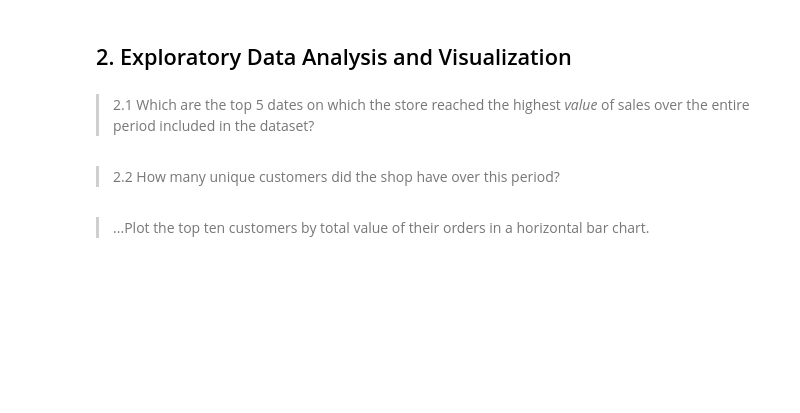
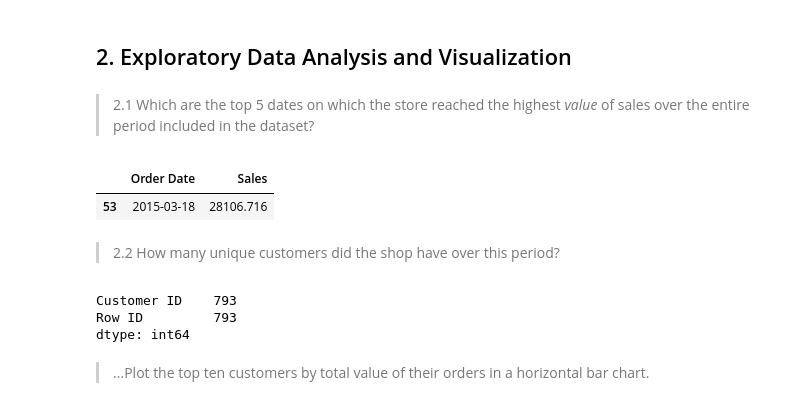
Before and after one commit to KsibiI/DM-ML---Assignment-1, a Jupyter notebook: Assignment1/Assignment1.ipynb, the cells around one changed output. Saved outputs shown, nothing was run; the diff lists cells and outputs as text; code cells hidden in the pictures; blank space fills up the shorter version.

```diff
--- a/Assignment1/Assignment1.ipynb
+++ b/Assignment1/Assignment1.ipynb
@@ -262,2 +260,10 @@ Name: Postal Code, dtype: string
+# %%
+# YOUR CODE HERE
+df4=df.groupby("Order Date", as_index=False)["Sales"].sum()
+df4.head(50)
+df4[df4['Sales']==df4['Sales'].max()]
+# %% [output]
+|  | Order Date | Sales |
+| 53 | 2015-03-18 | 28106.716 |
 # %% [markdown]
 >2.2 How many unique customers did the shop have over this period?
@@ -266,3 +270,11 @@ Name: Postal Code, dtype: string
+# %%
+# YOUR CODE HERE
+df5=df.groupby("Customer ID", as_index=False)["Row ID"].count()
+df5.count()
+# %% [output]
+Customer ID    793
+Row ID         793
+dtype: int64
 # %% [markdown]
 >...Plot the top ten customers by total value of their orders in a horizontal bar chart.
 # %%
```
Also changed, not shown: parts of 2 cells of this notebook.
